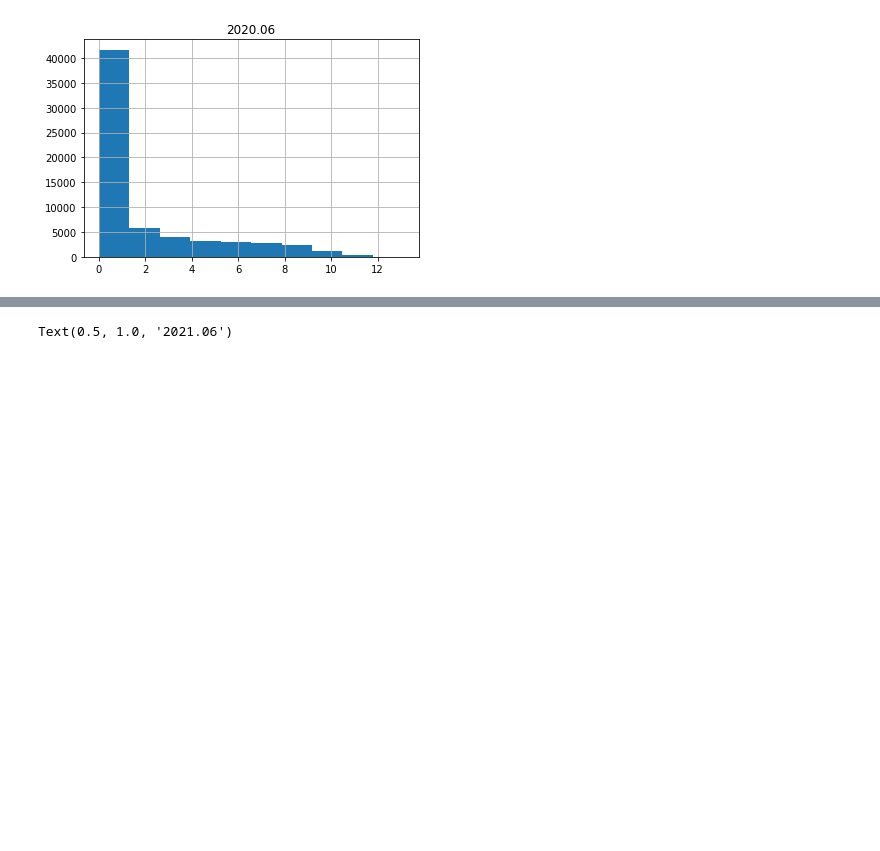
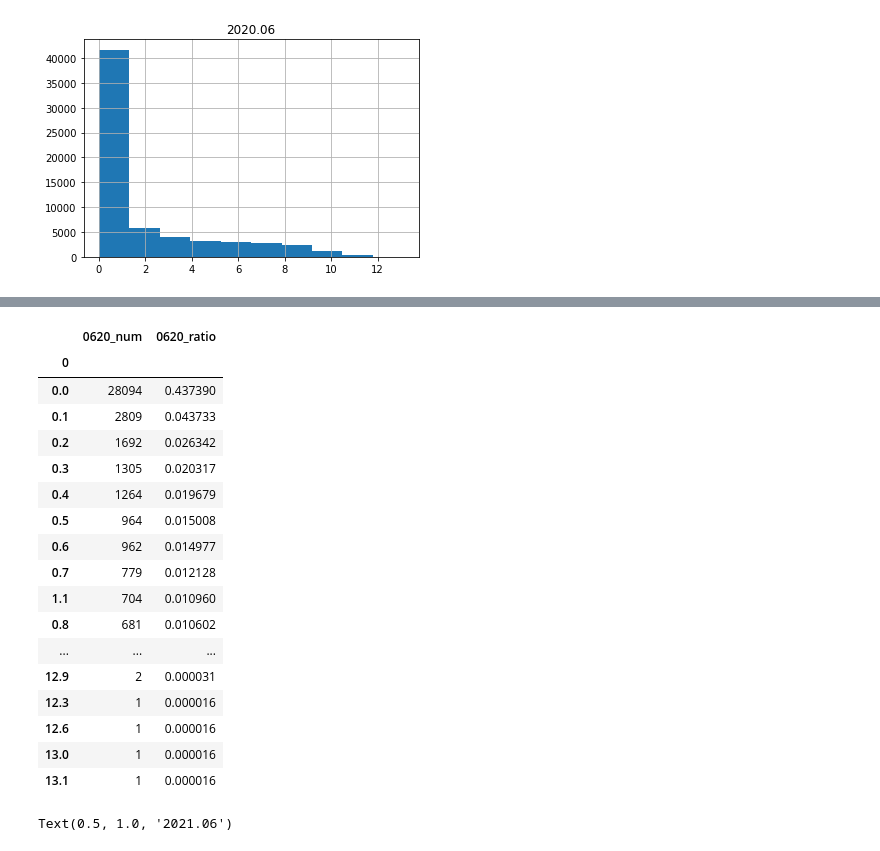
Before and after one commit to lala991204/Contest_weather, a Jupyter notebook: UV/NA_ratio/uv_ratio.ipynb, the cells around one changed output, grey strips where cells are left out. Saved outputs shown, nothing was run; the diff lists cells and outputs as text; code cells hidden in the pictures; blank space fills up the shorter version.

```diff
--- a/UV/NA_ratio/uv_ratio.ipynb
+++ b/UV/NA_ratio/uv_ratio.ipynb
@@ -62,3 +78,34 @@ Text(0.5, 1.0, '2020.06')
+# %%
+dd = list(pd.read_csv(os.path.join(curr_dir+"\\data\\"+"\\outlier_train_val\\")+forders11[5])['uv'].values)
+
+pd.set_option('display.max_rows', None)
+df = pd.DataFrame(dd)
+df_num = pd.DataFrame(df.value_counts())
+df_ratio = pd.DataFrame(df.value_counts()/len(df))
+df_0620 = pd.concat([df_num,df_ratio],axis=1)
+df_0620
+df_0620.columns=['0620_num','0620_ratio']
+df_0620.to_csv('0620_uv_range.csv')
+df_0620
+# %% [output]
+|  | 0620_num | 0620_ratio |
+| 0 |  |  |
+| 0.0 | 28094 | 0.437390 |
+| 0.1 | 2809 | 0.043733 |
+| 0.2 | 1692 | 0.026342 |
+| 0.3 | 1305 | 0.020317 |
+| 0.4 | 1264 | 0.019679 |
+| 0.5 | 964 | 0.015008 |
+| 0.6 | 962 | 0.014977 |
+| 0.7 | 779 | 0.012128 |
+| 1.1 | 704 | 0.010960 |
+| 0.8 | 681 | 0.010602 |
+| ... | ... | ... |
+| 12.9 | 2 | 0.000031 |
+| 12.3 | 1 | 0.000016 |
+| 12.6 | 1 | 0.000016 |
+| 13.0 | 1 | 0.000016 |
+| 13.1 | 1 | 0.000016 |
 # %%
 pd.read_csv(os.path.join(curr_dir+"\\data\\"+"\\outlier_train_val\\")+forders11[12+5])['uv'].hist()
 plt.title('2021.06')
```
Also changed, not shown: parts of 3 cells of this notebook.
